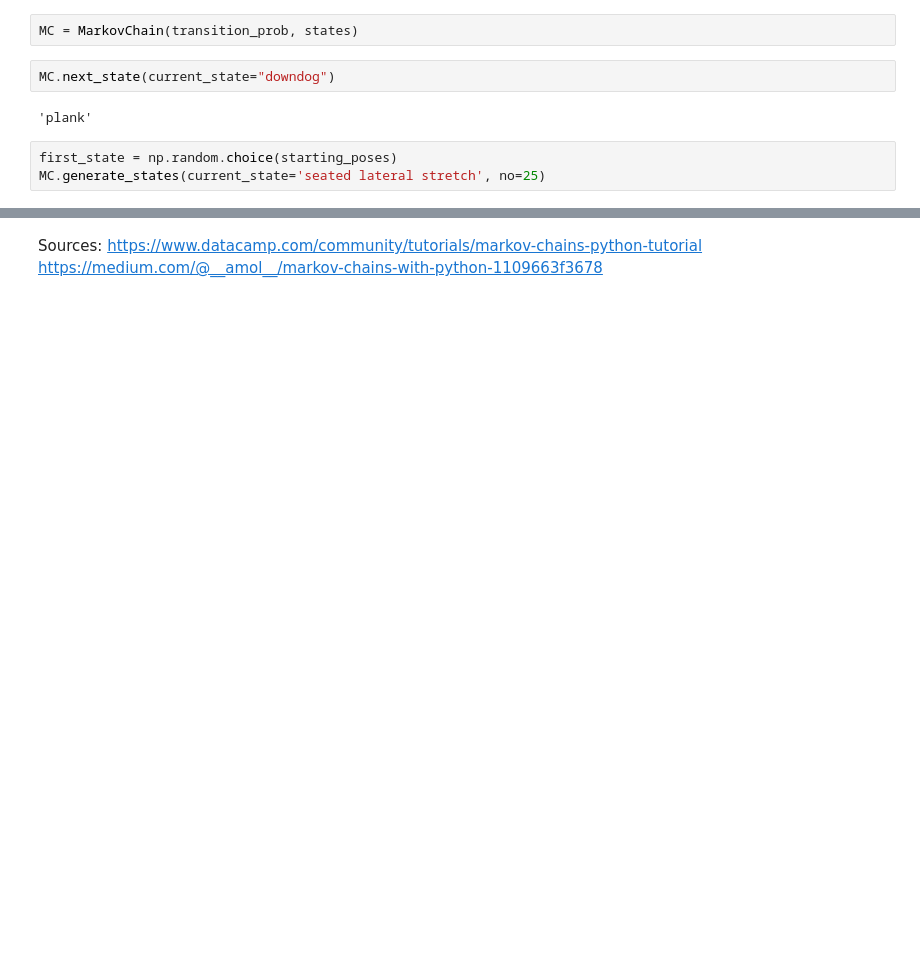
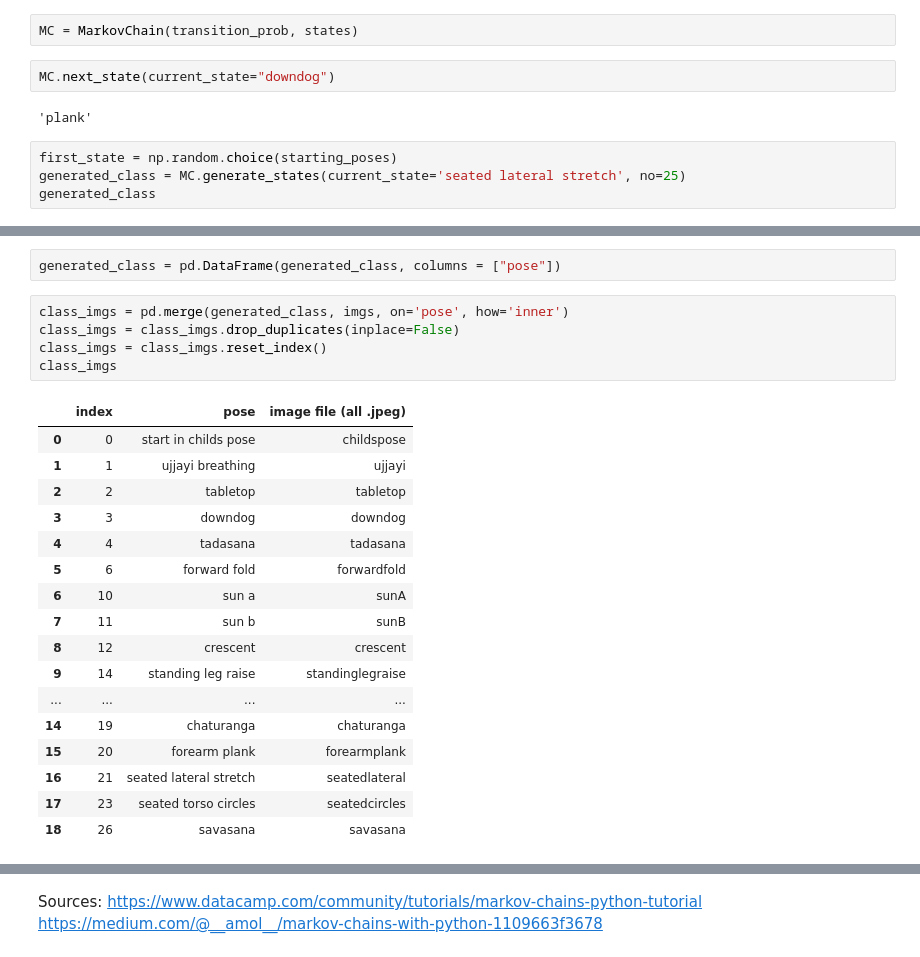
Before and after one commit to rrosenb1/YogaSequenceGeneration, a Jupyter notebook: Sequencing with Markov Chains.ipynb, the cells around one changed output, grey strips where cells are left out. Cells and saved outputs as stored; diff of their text form; blank space fills up the shorter version.

```diff
--- a/Sequencing with Markov Chains.ipynb
+++ b/Sequencing with Markov Chains.ipynb
@@ -305,5 +336,6 @@ MC.next_state(current_state="downdog")
 'plank'
 # %%
 first_state = np.random.choice(starting_poses)
-MC.generate_states(current_state='seated lateral stretch', no=25)
+generated_class = MC.generate_states(current_state='seated lateral stretch', no=25)
+generated_class
 # %% [output]
@@ -326,0 +371,25 @@ MC.generate_states(current_state='seated lateral stretch', no=25)
+# %%
+generated_class = pd.DataFrame(generated_class, columns = ["pose"])
+# %%
+class_imgs = pd.merge(generated_class, imgs, on='pose', how='inner')
+class_imgs = class_imgs.drop_duplicates(inplace=False)
+class_imgs = class_imgs.reset_index()
+class_imgs
+# %% [output]
+|  | index | pose | image file (all .jpeg) |
+| 0 | 0 | start in childs pose | childspose |
+| 1 | 1 | ujjayi breathing | ujjayi |
+| 2 | 2 | tabletop | tabletop |
+| 3 | 3 | downdog | downdog |
+| 4 | 4 | tadasana | tadasana |
+| 5 | 6 | forward fold | forwardfold |
+| 6 | 10 | sun a | sunA |
+| 7 | 11 | sun b | sunB |
+| 8 | 12 | crescent | crescent |
+| 9 | 14 | standing leg raise | standinglegraise |
+| ... | ... | ... | ... |
+| 14 | 19 | chaturanga | chaturanga |
+| 15 | 20 | forearm plank | forearmplank |
+| 16 | 21 | seated lateral stretch | seatedlateral |
+| 17 | 23 | seated torso circles | seatedcircles |
+| 18 | 26 | savasana | savasana |
```
Also changed, not shown: parts of 7 cells of this notebook, 22 other files.
